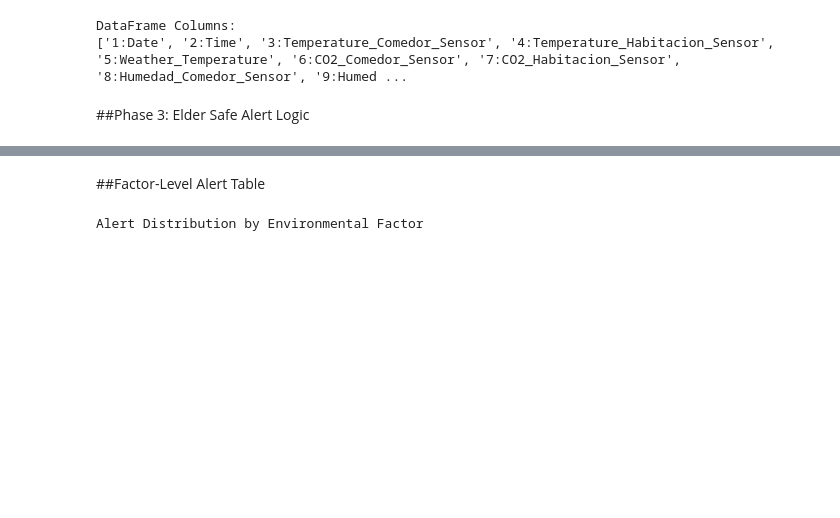
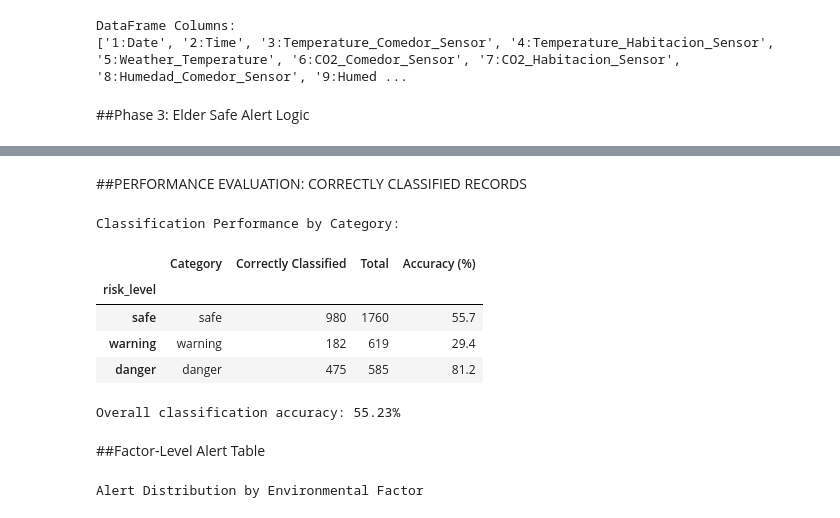
Before and after one commit to SanSint/ElderSafe-Simulation, a Jupyter notebook: Hybrid_result.ipynb, the cells around one changed output, grey strips where cells are left out. Drawn from its saved outputs; the diff is of its cells as text; code cells hidden in the pictures; blank space fills up the shorter version.

```diff
--- a/Hybrid_result.ipynb
+++ b/Hybrid_result.ipynb
@@ -256,6 +318,52 @@ Y-axis : Dependent variable indicating the alert frequency outcomes ('Safe', 'Wa
  the Elder Safe Alert Logic.
 
 File saved as 'Hybrid_SML2010_with_alerts.csv'
+# %% [markdown]
+##PERFORMANCE EVALUATION: CORRECTLY CLASSIFIED RECORDS
+# %%
+# === PERFORMANCE EVALUATION: CORRECTLY CLASSIFIED RECORDS ===
+import pandas as pd
+
+# Reference (true) and predicted (Phase 3) columns
+ref_col = "risk_level"
+pred_col = "predicted_alert"
+
+# Check they exist
+if ref_col not in df.columns or pred_col not in df.columns:
+    raise KeyError(f"Expected columns '{ref_col}' and/or '{pred_col}' not found in df.")
+
+# Create mask for correct matches
+match_mask = df[ref_col] == df[pred_col]
+
+# Count total and correctly classified per category
+categories = ["safe", "warning", "danger"]
+total_counts = df[ref_col].value_counts().reindex(categories, fill_value=0)
+correct_counts = df.loc[match_mask, ref_col].value_counts().reindex(categories, fill_value=0)
+
+# Build table
+perf_table = pd.DataFrame({
+    "Category": categories,
+    "Correctly Classified": correct_counts.values,
+    "Total": total_counts.values,
+    "Accuracy (%)": (100 * correct_counts.divide(total_counts.where(total_counts > 0, 1))).round(1)
+})
+
+# Display
+print("\nClassification Performance by Category:")
+display(perf_table)
+
+
+# Overall accuracy
+overall_accuracy = (match_mask.mean() * 100).round(2)
+print(f"\nOverall classification accuracy: {overall_accuracy}%")
+# %% [output]
+Classification Performance by Category:
+|  | Category | Correctly Classified | Total | Accuracy (%) |
+| risk_level |  |  |  |  |
+| safe | safe | 980 | 1760 | 55.7 |
+| warning | warning | 182 | 619 | 29.4 |
+| danger | danger | 475 | 585 | 81.2 |
+Overall classification accuracy: 55.23%
 # %% [markdown]
 ##Factor-Level Alert Table
 # %%
```
Also changed, not shown: parts of 8 cells of this notebook.
